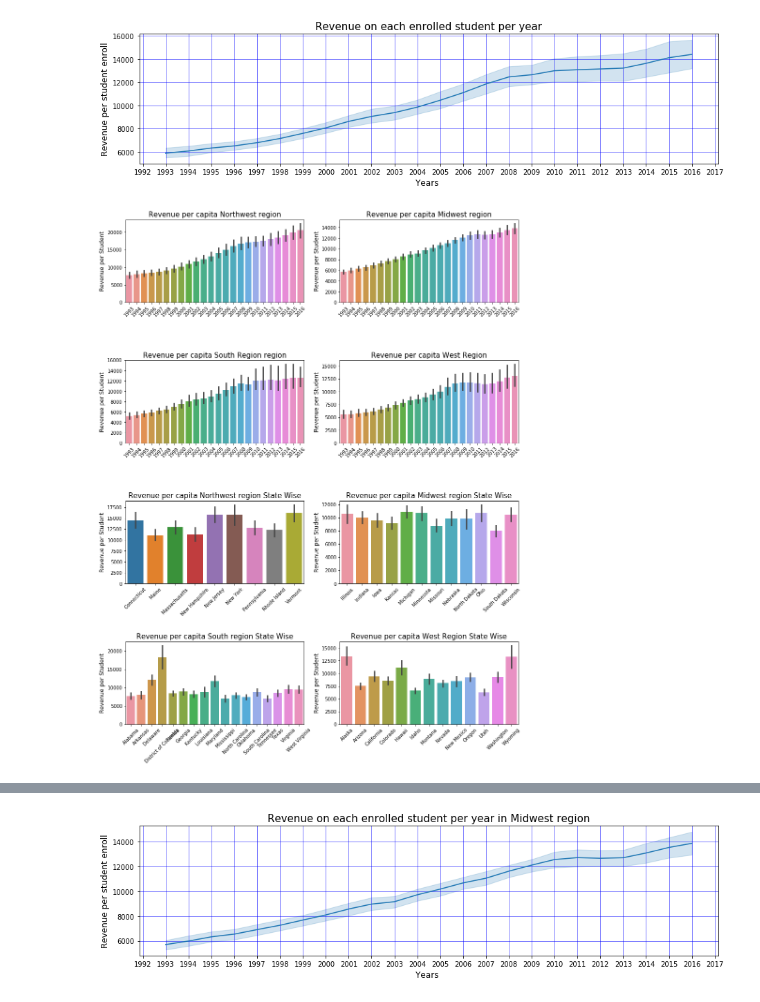
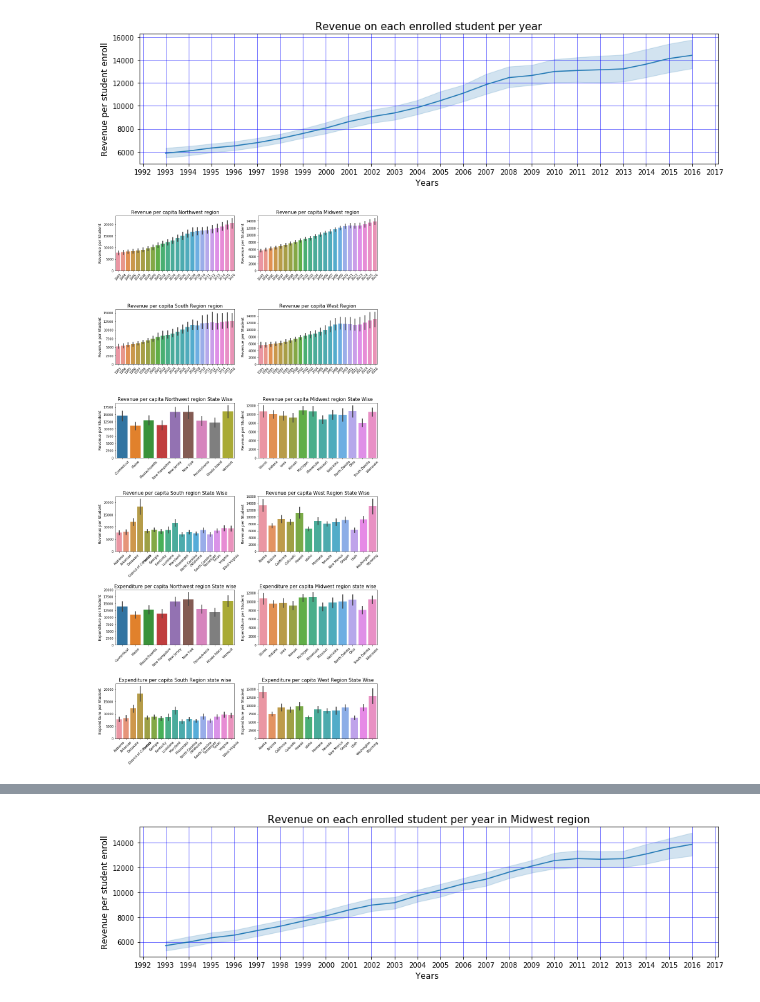
Before and after one commit to Aritra23/bootcamp-project, a Jupyter notebook: Project_Aritra_Copy.ipynb, the cells around one changed output, grey strips where cells are left out. Cells and saved outputs as stored; diff of their text form; code cells hidden in the pictures.

Commit message:
Add updates to revenue and expenditure per capita plots

```diff
--- a/Project_Aritra_Copy.ipynb
+++ b/Project_Aritra_Copy.ipynb
@@ -233,61 +233,61 @@ g1 = sns.barplot(x="STATE", y="Revenue per Student",
 g1.set_xticklabels(g1.get_xticklabels(),rotation=45)
 g1.set_title("Revenue per capita Midwest region State Wise", fontsize=15)
 g1.set_xlabel("", fontsize=12)
 g1.set_ylabel("Revenue per Student", fontsize=12)
 
 
 plt.subplot(6,2,7)
 g1 = sns.barplot(x="STATE", y="Revenue per Student",
                 data=update_df[update_df["REGION"] == "South"])
 g1.set_xticklabels(g1.get_xticklabels(),rotation=45)
 g1.set_title("Revenue per capita South region State Wise", fontsize=15)
 g1.set_xlabel("", fontsize=12)
 g1.set_ylabel("Revenue per Student", fontsize=12)
 
 plt.subplot(6,2,8)
 g3 = sns.barplot(x="STATE", y="Revenue per Student",
                 data=update_df[update_df["REGION"] == "West"])
 g3.set_xticklabels(g3.get_xticklabels(),rotation=45)
 g3.set_title("Revenue per capita West Region State Wise", fontsize=15)
 g3.set_xlabel("", fontsize=12)
 g3.set_ylabel("Revenue per Student", fontsize=12)
 
-# plt.subplot(6,2,9)
-# g = sns.barplot(x="STATE", y="revenue_per_student",
-#                 data=Obama[Obama['REGION'] == "Northweast"])
-# g.set_xticklabels(g.get_xticklabels(),rotation=45)
-# g.set_title("Revenue per capita Northweast Obama Era", fontsize=15)
-# g.set_xlabel("", fontsize=12)
-# g.set_ylabel("Revue per Student", fontsize=12)
+plt.subplot(6,2,9)
+g = sns.barplot(x="STATE", y="Expenditure per Student",
+                data=update_df[update_df["REGION"] == "Northwest"])
+g.set_xticklabels(g.get_xticklabels(),rotation=45)
+g.set_title("Expenditure per capita Northwest region State wise", fontsize=15)
+g.set_xlabel("", fontsize=12)
+g.set_ylabel("Expenditure per Student", fontsize=12)
 
-# plt.subplot(6,2,10)
-# g1 = sns.barplot(x="STATE", y="revenue_per_student",
-#                 data=Obama[Obama['REGION'] == "Midwest"])
-# g1.set_xticklabels(g1.get_xticklabels(),rotation=45)
-# g1.set_title("Revenue per capita Midwest Obama Era", fontsize=15)
-# g1.set_xlabel("", fontsize=12)
-# g1.set_ylabel("Revue per Student", fontsize=12)
+plt.subplot(6,2,10)
+g1 = sns.barplot(x="STATE", y="Expenditure per Student",
+                data=update_df[update_df["REGION"] == "Midwest"])
+g1.set_xticklabels(g1.get_xticklabels(),rotation=45)
+g1.set_title("Expenditure per capita Midwest region state wise", fontsize=15)
+g1.set_xlabel("", fontsize=12)
+g1.set_ylabel("Expenditure per Student", fontsize=12)
 
-# plt.subplot(6,2,11)
-# g2 = sns.barplot(x="STATE", y="revenue_per_student",
-#                 data=Obama[Obama['REGION'] == "South"])
-# g2.set_xticklabels(g2.get_xticklabels(),rotation=45)
-# g2.set_title("Revenue per capita South Region Obama Era", fontsize=15)
-# g2.set_xlabel("", fontsize=12)
-# g2.set_ylabel("Revue per Student", fontsize=12)
+plt.subplot(6,2,11)
+g2 = sns.barplot(x="STATE", y="Expenditure per Student",
+                data=update_df[update_df["REGION"] == "South"])
+g2.set_xticklabels(g2.get_xticklabels(),rotation=45)
+g2.set_title("Expenditure per capita South Region state wise", fontsize=15)
+g2.set_xlabel("", fontsize=12)
+g2.set_ylabel("Expenditure per Student", fontsize=12)
 
-# plt.subplot(6,2,12)
-# g3 = sns.barplot(x="STATE", y="revenue_per_student",
-#                 data=Obama[Obama['REGION'] == "West"])
-# g3.set_xticklabels(g3.get_xticklabels(),rotation=45)
-# g3.set_title("Revenue per capita West Region Obama Era", fontsize=15)
-# g3.set_xlabel("", fontsize=12)
-# g3.set_ylabel("Revue per Student", fontsize=12)
+plt.subplot(6,2,12)
+g3 = sns.barplot(x="STATE", y="Expenditure per Student",
+                data=update_df[update_df["REGION"] == "West"])
+g3.set_xticklabels(g3.get_xticklabels(),rotation=45)
+g3.set_title("Expenditure per capita West Region State Wise", fontsize=15)
+g3.set_xlabel("", fontsize=12)
+g3.set_ylabel("Expenditure per Student", fontsize=12)
 
 plt.subplots_adjust(wspace = 0.2, hspace = 0.7,top = 0.9)
 
 plt.show()
 # %% [output]
-[figure, old version]
+[figure, new version]
 # %%
 fig = plt.figure(figsize = (15,20))
```
Also changed, not shown: parts of 3 cells of this notebook.
